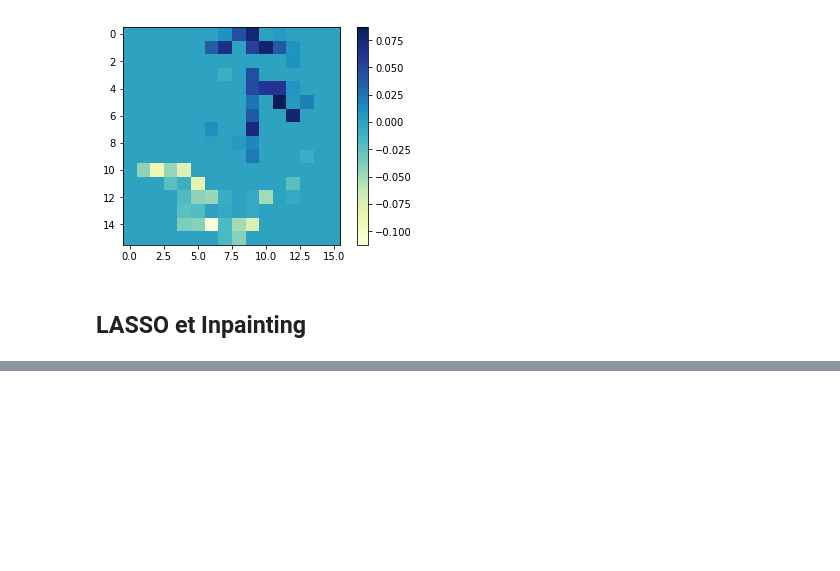
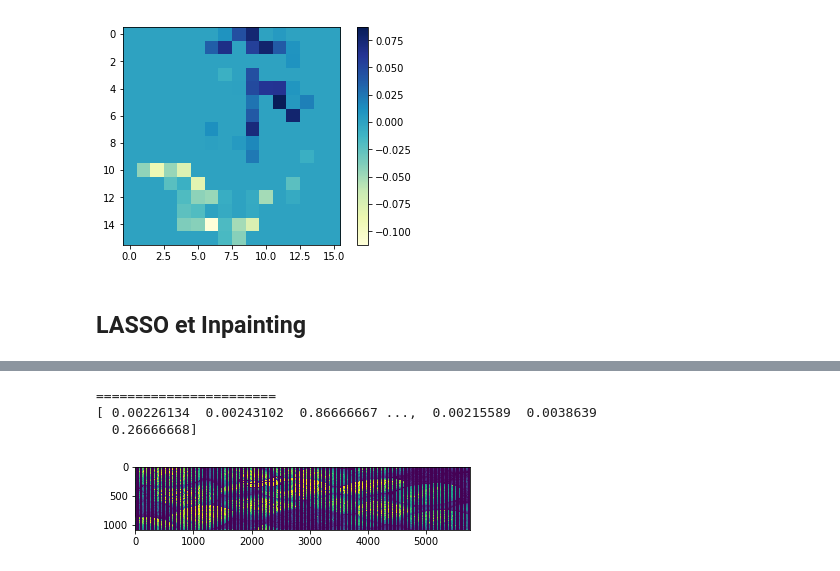
Before and after one commit to ATidiane/ARF, a Jupyter notebook: InpaintingProject/inpainting.ipynb, the cells around one changed output, grey strips where cells are left out. Drawn from its saved outputs; the diff is of its cells as text; code cells hidden in the pictures; blank space fills up the shorter version.

```diff
--- a/InpaintingProject/inpainting.ipynb
+++ b/InpaintingProject/inpainting.ipynb
@@ -323,0 +325,10 @@ Transformed to HSV and normalized between 0 and 1
+# %%
+print("\n=======================")
+im_norm_2D = transform_to_2D(im_norm)
+print(im_norm_2D[0])
+show_im(im_norm_2D)
+# %% [output]
+=======================
+[ 0.00226134  0.00243102  0.86666667 ...,  0.00215589  0.0038639
+  0.26666668]
+[figure, added]
```
Also changed, not shown: parts of 7 cells of this notebook.
